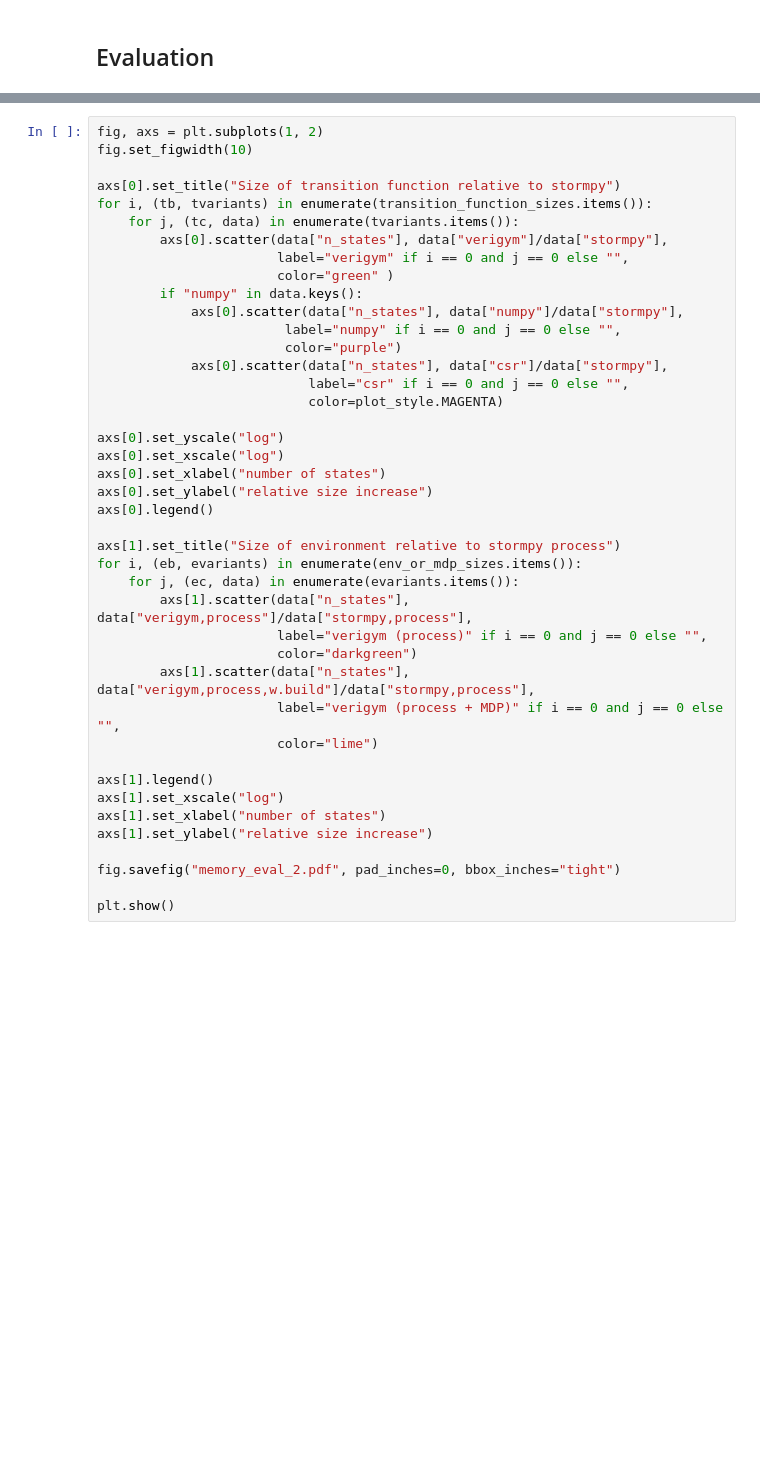
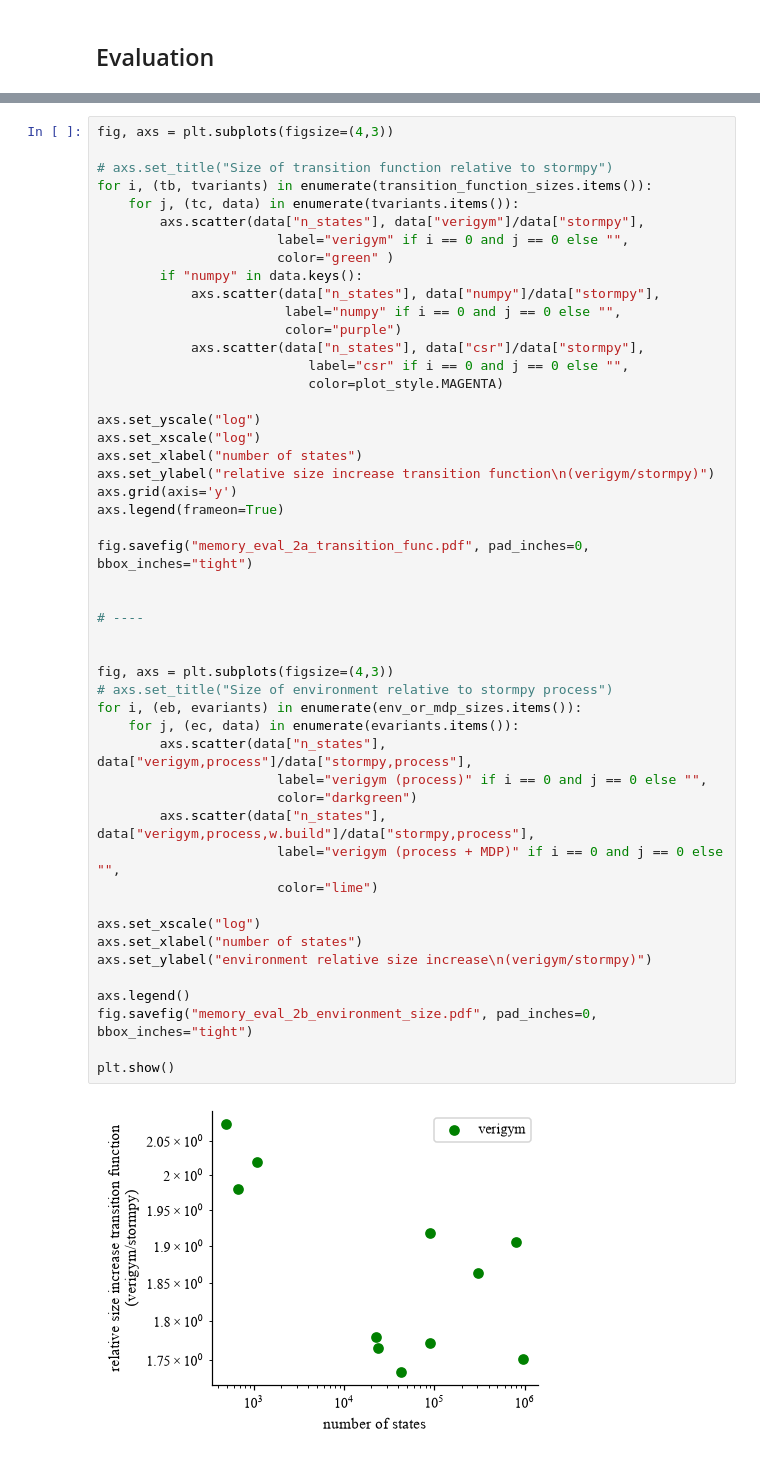
Before and after one commit to ai-fm/VeriGym, a Jupyter notebook: examples/tech_eval_files/memory_eval/tech_eval_mdp_memory.ipynb, the cells around one changed output, grey strips where cells are left out. Drawn from its saved outputs; the diff is of its cells as text; blank space fills up the shorter version.

```diff
--- a/examples/tech_eval_files/memory_eval/tech_eval_mdp_memory.ipynb
+++ b/examples/tech_eval_files/memory_eval/tech_eval_mdp_memory.ipynb
@@ -231,42 +242,51 @@ plt.show()
 # %%
-fig, axs = plt.subplots(1, 2)
-fig.set_figwidth(10)
+fig, axs = plt.subplots(figsize=(4,3))
 
-axs[0].set_title("Size of transition function relative to stormpy")
+# axs.set_title("Size of transition function relative to stormpy")
 for i, (tb, tvariants) in enumerate(transition_function_sizes.items()):
     for j, (tc, data) in enumerate(tvariants.items()):
-        axs[0].scatter(data["n_states"], data["verigym"]/data["stormpy"],
+        axs.scatter(data["n_states"], data["verigym"]/data["stormpy"],
                        label="verigym" if i == 0 and j == 0 else "",
                        color="green" )
         if "numpy" in data.keys():
-            axs[0].scatter(data["n_states"], data["numpy"]/data["stormpy"],
+            axs.scatter(data["n_states"], data["numpy"]/data["stormpy"],
                         label="numpy" if i == 0 and j == 0 else "",
                         color="purple")
-            axs[0].scatter(data["n_states"], data["csr"]/data["stormpy"],
+            axs.scatter(data["n_states"], data["csr"]/data["stormpy"],
                            label="csr" if i == 0 and j == 0 else "",
                            color=plot_style.MAGENTA)
 
-axs[0].set_yscale("log")
-axs[0].set_xscale("log")
-axs[0].set_xlabel("number of states")
-axs[0].set_ylabel("relative size increase")
-axs[0].legend()
+axs.set_yscale("log")
+axs.set_xscale("log")
+axs.set_xlabel("number of states")
+axs.set_ylabel("relative size increase transition function\n(verigym/stormpy)")
+axs.grid(axis='y')
+axs.legend(frameon=True)
 
-axs[1].set_title("Size of environment relative to stormpy process")
+fig.savefig("memory_eval_2a_transition_func.pdf", pad_inches=0, bbox_inches="tight")
+
+
+# ----
+
+
+fig, axs = plt.subplots(figsize=(4,3))
+# axs.set_title("Size of environment relative to stormpy process")
 for i, (eb, evariants) in enumerate(env_or_mdp_sizes.items()):
     for j, (ec, data) in enumerate(evariants.items()):
-        axs[1].scatter(data["n_states"], data["verigym,process"]/data["stormpy,process"],
+        axs.scatter(data["n_states"], data["verigym,process"]/data["stormpy,process"],
                        label="verigym (process)" if i == 0 and j == 0 else "",
                        color="darkgreen")
-        axs[1].scatter(data["n_states"], data["verigym,process,w.build"]/data["stormpy,process"],
+        axs.scatter(data["n_states"], data["verigym,process,w.build"]/data["stormpy,process"],
                        label="verigym (process + MDP)" if i == 0 and j == 0 else "",
                        color="lime")
 
-axs[1].legend()
-axs[1].set_xscale("log")
-axs[1].set_xlabel("number of states")
-axs[1].set_ylabel("relative size increase")
+axs.set_xscale("log")
+axs.set_xlabel("number of states")
+axs.set_ylabel("environment relative size increase\n(verigym/stormpy)")
 
-fig.savefig("memory_eval_2.pdf", pad_inches=0, bbox_inches="tight")
+axs.legend()
+fig.savefig("memory_eval_2b_environment_size.pdf", pad_inches=0, bbox_inches="tight")
 
 plt.show()
+# %% [output]
+[figure, added]
```
Also changed, not shown: parts of 4 cells of this notebook, 3 other files.
